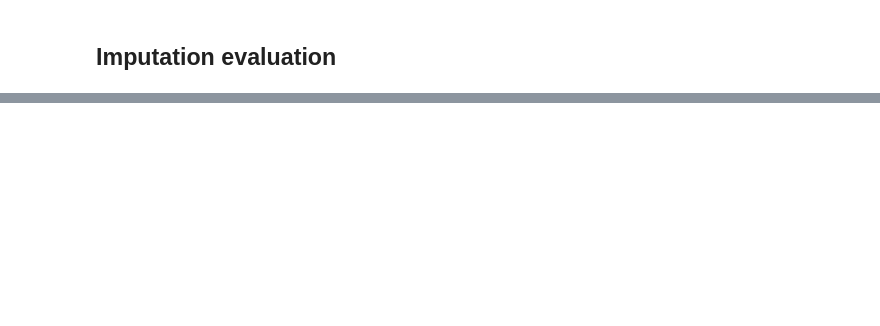
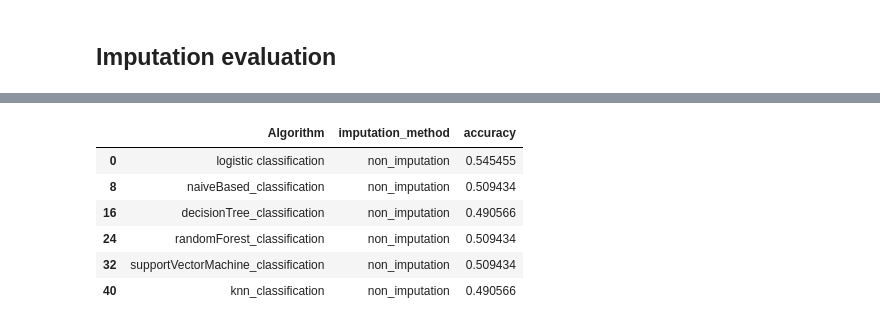
Before and after one commit to g7xu/Exploring_missingness_in_MicrobiomeDataset, a Jupyter notebook: analyzing_data.ipynb, the cells around one changed output, grey strips where cells are left out. Cells and saved outputs as stored; diff of their text form; code cells hidden in the pictures; blank space fills up the shorter version.

```diff
--- a/analyzing_data.ipynb
+++ b/analyzing_data.ipynb
@@ -348,0 +664,11 @@ ModuleNotFoundError: No module named 'fancyimpute'
+# %%
+original = imputation_results[imputation_results['imputation_method'] == 'non_imputation']
+original
+# %% [output]
+|  | Algorithm | imputation_method | accuracy |
+| 0 | logistic classification | non_imputation | 0.545455 |
+| 8 | naiveBased_classification | non_imputation | 0.509434 |
+| 16 | decisionTree_classification | non_imputation | 0.490566 |
+| 24 | randomForest_classification | non_imputation | 0.509434 |
+| 32 | supportVectorMachine_classification | non_imputation | 0.509434 |
+| 40 | knn_classification | non_imputation | 0.490566 |
```
Also changed, not shown: parts of 29 cells of this notebook, 1 other file.
